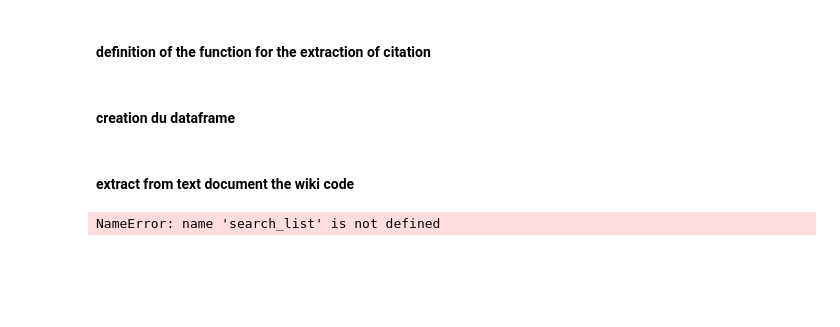
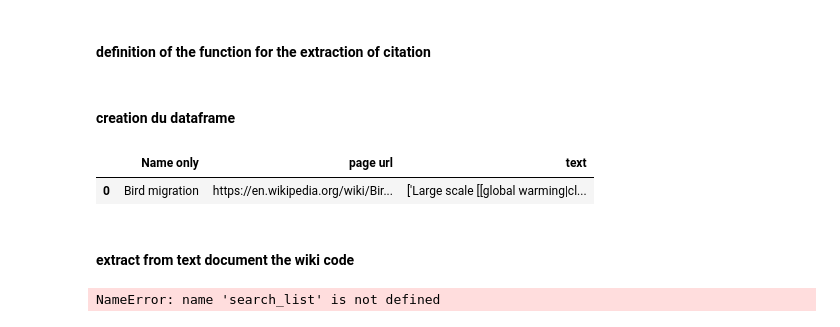
Before and after one commit to Augustoni/wiki-score, a Jupyter notebook: Copie_de_V2_4Creation_data_csv_w__corpus_selection_complete.ipynb, the cells around one changed output. Drawn from its saved outputs; the diff is of its cells as text; code cells hidden in the pictures; blank space fills up the shorter version.

```diff
--- a/Copie_de_V2_4Creation_data_csv_w__corpus_selection_complete.ipynb
+++ b/Copie_de_V2_4Creation_data_csv_w__corpus_selection_complete.ipynb
@@ -335,16 +299,32 @@ def get_guardian_from_ref(ref):
 # %% [markdown]
 #### creation du dataframe
 # %%
-tableau =[] #creation of a list that will contain a dictionnary for each page with the information
-for i in range(len(search_list)):
-    page =wikipedia.page(search_list[i], auto_suggest = False)
-    page_title =page.title #give the clean name of the page
-    page_url=page.url #give the url of the page
-    site = pywikibot.Site("en", "wikipedia")
-    page = pywikibot.Page(site, page_title)
-    infopage ={'Name only' : page_title, 'page url' :page_url,'text':page.text}
-    tableau.append(infopage)
-df=pd.DataFrame.from_dict(tableau)
+def crea_dataframe(search_list,keyword : str):
+    tableau =[] #creation of a list that will contain a dictionnary for each page with the information
+    for i in range(len(search_list)):
+        page =wikipedia.page(search_list[i], auto_suggest = False)
+        page_title =page.title #give the clean name of the page
+        page_url=page.url #give the url of the page
+        site = pywikibot.Site("en", "wikipedia")
+        page = pywikibot.Page(site, page_title)
+        if keyword.lower() in page_title.lower():
+            page_text=page.text
+        else:
+            page_text = str(re.findall(r'(?:==(?:(?:C|c)limate change)==\n)((?:.|\n)*?)(?:==(?:\w|\s)*==\n)', page.text))
+        if page_text=="[]":
+            page_text = str(re.findall(r'(?:===(?:(?:C|c)limate change)===\n)((?:.|\n)*?)(?:(?:===(?:\w|\s)*===\n)|(?:==(?:\w|\s)*==\n))', page.text))
+
+        infopage ={'Name only' : page_title, 'page url' :page_url,'text':page_text}
+        tableau.append(infopage)
+    df=pd.DataFrame.from_dict(tableau)
+    return df
+
+
+df=crea_dataframe(search_list,"climate change")
+df
+# %% [output]
+|  | Name only | page url | text |
+| 0 | Bird migration | https://en.wikipedia.org/wiki/Bir... | ['Large scale [[global warming|cl... |
 # %% [markdown]
 #### extract from text document the wiki code
 # %%
```
Also changed, not shown: parts of 18 cells of this notebook, 2 other files.
